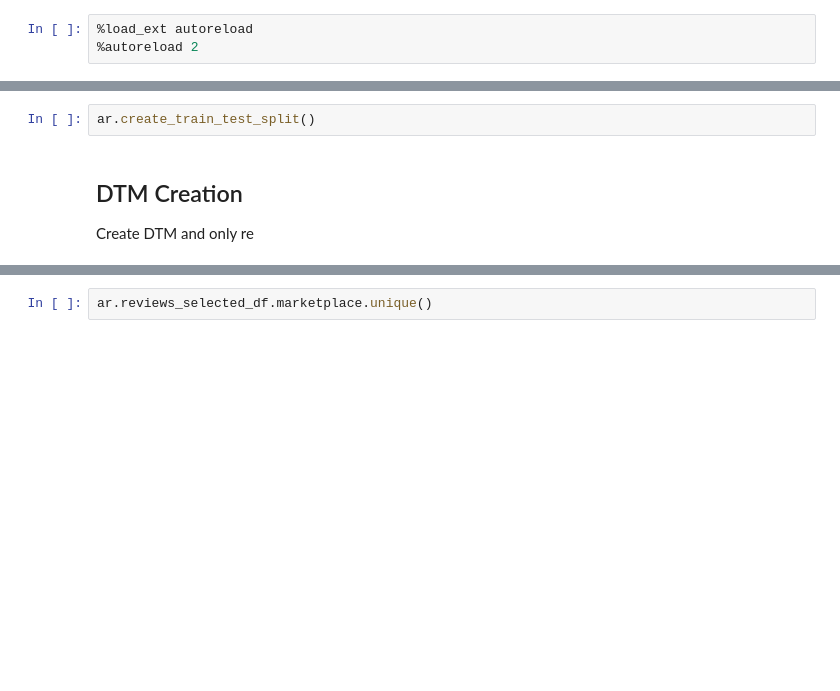
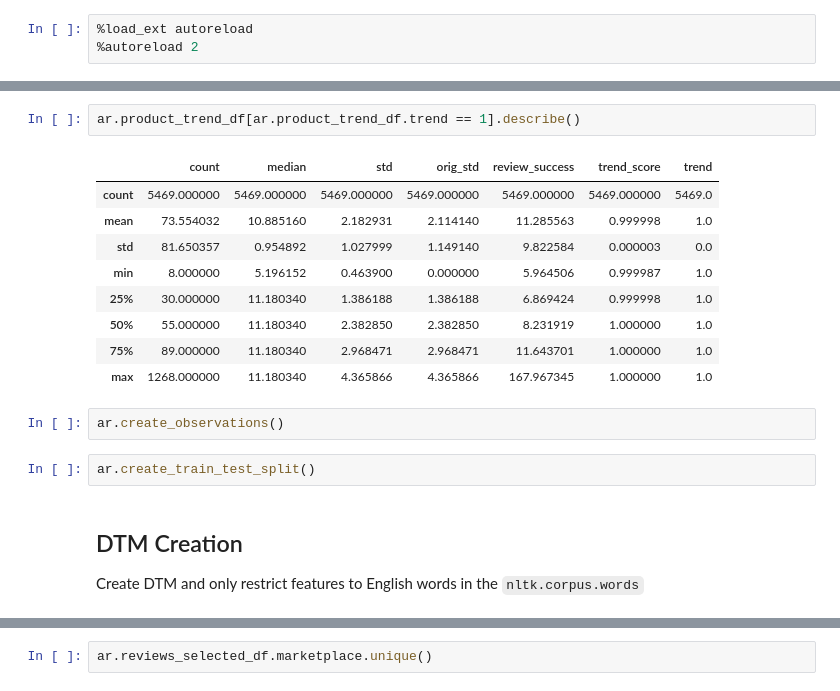
Before and after one commit to jason-sa/amazon_product_trend_classification, a Jupyter notebook: py_files/AmazonReviews.ipynb, the cells around one changed output, grey strips where cells are left out. Cells and saved outputs as stored; diff of their text form; blank space fills up the shorter version.

```diff
--- a/py_files/AmazonReviews.ipynb
+++ b/py_files/AmazonReviews.ipynb
@@ -16,9 +32,23 @@ ar.create_observations()
+# %%
+ar.product_trend_df[ar.product_trend_df.trend == 1].describe()
+# %% [output]
+|  | count | median | std | orig_std | review_success | trend_score | trend |
+| count | 5469.000000 | 5469.000000 | 5469.000000 | 5469.000000 | 5469.000000 | 5469.000000 | 5469.0 |
+| mean | 73.554032 | 10.885160 | 2.182931 | 2.114140 | 11.285563 | 0.999998 | 1.0 |
+| std | 81.650357 | 0.954892 | 1.027999 | 1.149140 | 9.822584 | 0.000003 | 0.0 |
+| min | 8.000000 | 5.196152 | 0.463900 | 0.000000 | 5.964506 | 0.999987 | 1.0 |
+| 25% | 30.000000 | 11.180340 | 1.386188 | 1.386188 | 6.869424 | 0.999998 | 1.0 |
+| 50% | 55.000000 | 11.180340 | 2.382850 | 2.382850 | 8.231919 | 1.000000 | 1.0 |
+| 75% | 89.000000 | 11.180340 | 2.968471 | 2.968471 | 11.643701 | 1.000000 | 1.0 |
+| max | 1268.000000 | 11.180340 | 4.365866 | 4.365866 | 167.967345 | 1.000000 | 1.0 |
+# %%
+ar.create_observations()
 # %%
 ar.create_train_test_split()
 # %% [markdown]
 ## DTM Creation
 
-Create DTM and only re
+Create DTM and only restrict features to English words in the `nltk.corpus.words`
 # %%
 from nltk.corpus import words
 
```
Also changed, not shown: parts of 13 cells of this notebook, 1 other file.
